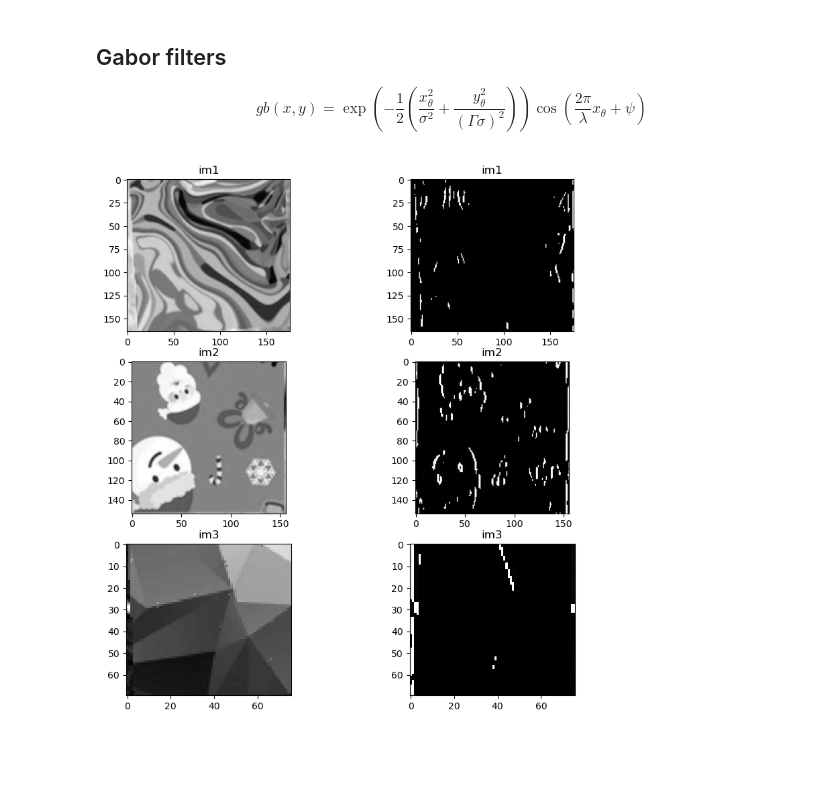
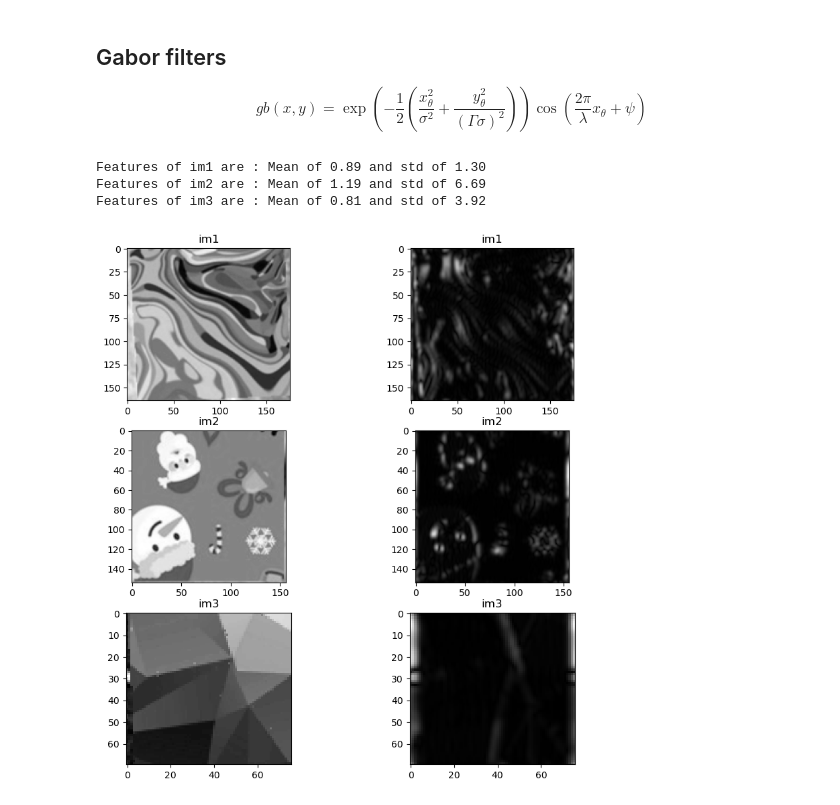
Before and after one commit to sirogosig/EE-451_code, a Jupyter notebook: project/project.ipynb, the cells around one changed output. Drawn from its saved outputs; the diff is of its cells as text; code cells hidden in the pictures; blank space fills up the shorter version.

Commit message:
Added complex gabor filtering

```diff
--- a/project/project.ipynb
+++ b/project/project.ipynb
@@ -383,52 +385,68 @@ $$ gb(x,y) = \exp \left( -\frac{1}{2} \left( \frac{x_{\theta}^2}{\sigma^2} + \fr
 from skimage.filters import gabor_kernel
 from scipy import ndimage as ndi
 from skimage.util import img_as_float
+def power(image, kernel):
+    # Normalize images for better comparison.
+    image = (image - image.mean()) / image.std()
+    return np.sqrt(ndi.convolve(image, np.real(kernel), mode='wrap')**2 +
+                   ndi.convolve(image, np.imag(kernel), mode='wrap')**2)
 
 def compute_feats_images(image, kernels):
     feats = np.zeros((len(kernels), 2), dtype=np.double)
-    images = []
     for k, kernel in enumerate(kernels):
         filtered = ndi.convolve(image, kernel, mode='wrap')
         feats[k, 0] = filtered.mean()
         feats[k, 1] = filtered.var()
-        images.append(filtered)
-    return feats, images
+    return feats
 
 # prepare filter bank kernels
 kernels = []
 for theta in range(4):
     theta = theta / 4. * np.pi
     for sigma in (1,3):
         for frequency in (0.05, 0.25):
-            kernel = np.real(gabor_kernel(0.25, theta=theta, sigma_x=2, sigma_y=2))
+            kernel = gabor_kernel(0.25, theta=theta, sigma_x=2, sigma_y=2)
             kernels.append(kernel)
 
 
 # prepare reference features
 im1=cv.cvtColor(cv.imread('data_project/piece1.png'),cv.COLOR_BGR2GRAY)
 im2=cv.cvtColor(cv.imread('data_project/piece2.png'),cv.COLOR_BGR2GRAY)
 im3=cv.cvtColor(cv.imread('data_project/piece3.png'),cv.COLOR_BGR2GRAY)
 
-shrink = (slice(0, None, 3), slice(0, None, 3))
-im1_f = img_as_float(im1)[shrink]
-im2_f = img_as_float(im2)[shrink]
-im3_f = img_as_float(im3)[shrink]
+#shrink = (slice(0, None, 3), slice(0, None, 3))
+#im1_f = img_as_float(im1)[shrink]
+#im2_f = img_as_float(im2)[shrink]
+#im3_f = img_as_float(im3)[shrink]
 image_names = ('im1', 'im2', 'im3')
 images = (im1, im2, im3)
 
 ref_feats = np.zeros((3, len(kernels), 2), dtype=np.double)
-ref_feats[0, :, :], filt_images_1 = compute_feats_images(im1, kernels)
-ref_feats[1, :, :], filt_images_2 = compute_feats_images(im2, kernels)
-ref_feats[2, :, :], filt_images_3 = compute_feats_images(im3, kernels)
+ref_feats[0, :, :] = compute_feats_images(im1, kernels)
+ref_feats[1, :, :] = compute_feats_images(im2, kernels)
+ref_feats[2, :, :] = compute_feats_images(im3, kernels)
+
+kernel_nb=0
+filt_images_1=power(im1,kernels[kernel_nb])
+filt_images_2=power(im2,kernels[kernel_nb])
+filt_images_3=power(im3,kernels[kernel_nb])
 
 filt_images=[filt_images_1,filt_images_2,filt_images_3]
+
+for i,nm in enumerate(image_names):
+    print(f"Features of {nm} are : Mean of {ref_feats[i,kernel_nb,0]:.2f} and std of {ref_feats[i,kernel_nb,1]:.2f} ")
+
+# Plotting:
 
 fig, axes = plt.subplots(3,2, figsize=(10,10))
 
 for i,row in enumerate(axes):
     row[0].imshow(images[i],cmap='gray')
-    row[1].imshow(filt_images[i][1],cmap='gray')
+    row[1].imshow(filt_images[i],cmap='gray')
     row[0].title.set_text(image_names[i])
     row[1].title.set_text(image_names[i])
 # %% [output]
+Features of im1 are : Mean of 0.89 and std of 1.30
+Features of im2 are : Mean of 1.19 and std of 6.69
+Features of im3 are : Mean of 0.81 and std of 3.92
-[figure, old version]
+[figure, new version]
```
Also changed, not shown: parts of 2 cells of this notebook.
